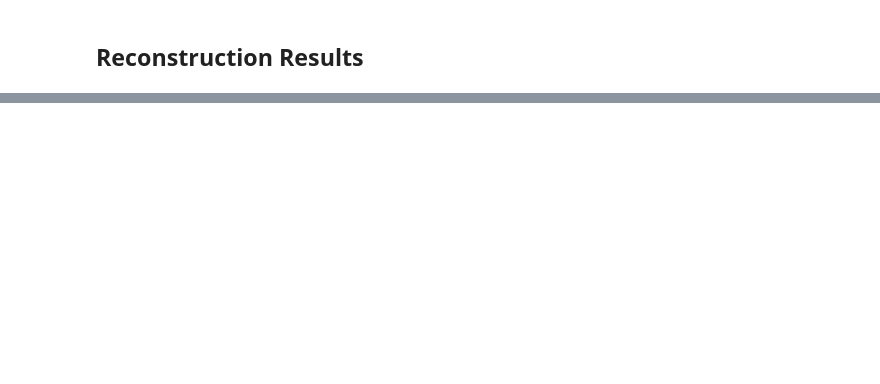
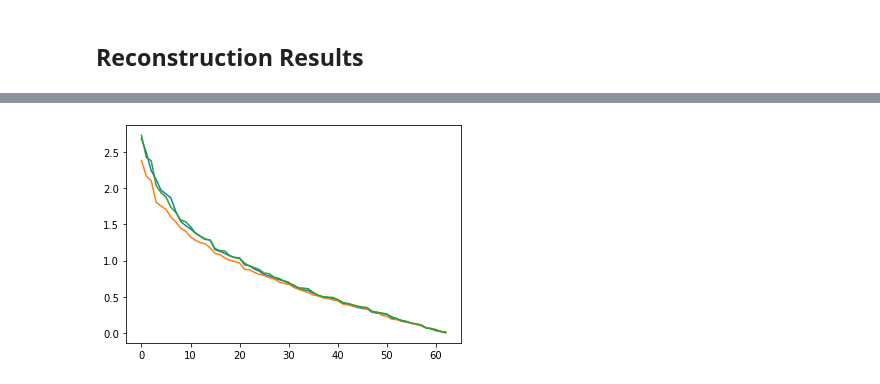
Before and after one commit to sunnyqywang/demand_image, a Jupyter notebook: M0_0_AE_ResNeXt_Train.ipynb, the cells around one changed output, grey strips where cells are left out. Saved outputs shown, nothing was run; the diff lists cells and outputs as text; code cells hidden in the pictures; blank space fills up the shorter version.

```diff
--- a/M0_0_AE_ResNeXt_Train.ipynb
+++ b/M0_0_AE_ResNeXt_Train.ipynb
@@ -346,0 +450,2 @@ plt.show()
+# %%
+u,s,v = svd(data[0,:,:,:].detach().cpu().numpy())
@@ -346,0 +464,5 @@ plt.show()
+# %%
+for i in range(len(s)):
+    plt.plot(s[i,1:])
+# %% [output]
+[figure, added]
```
Also changed, not shown: parts of 29 cells of this notebook, 11 other files.
